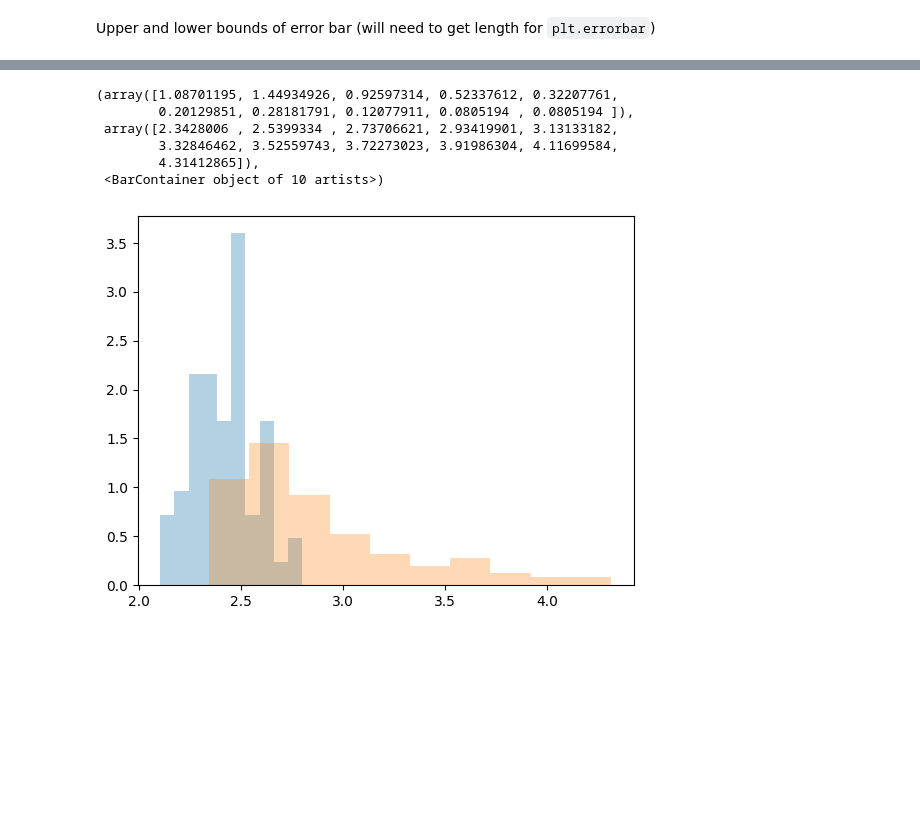
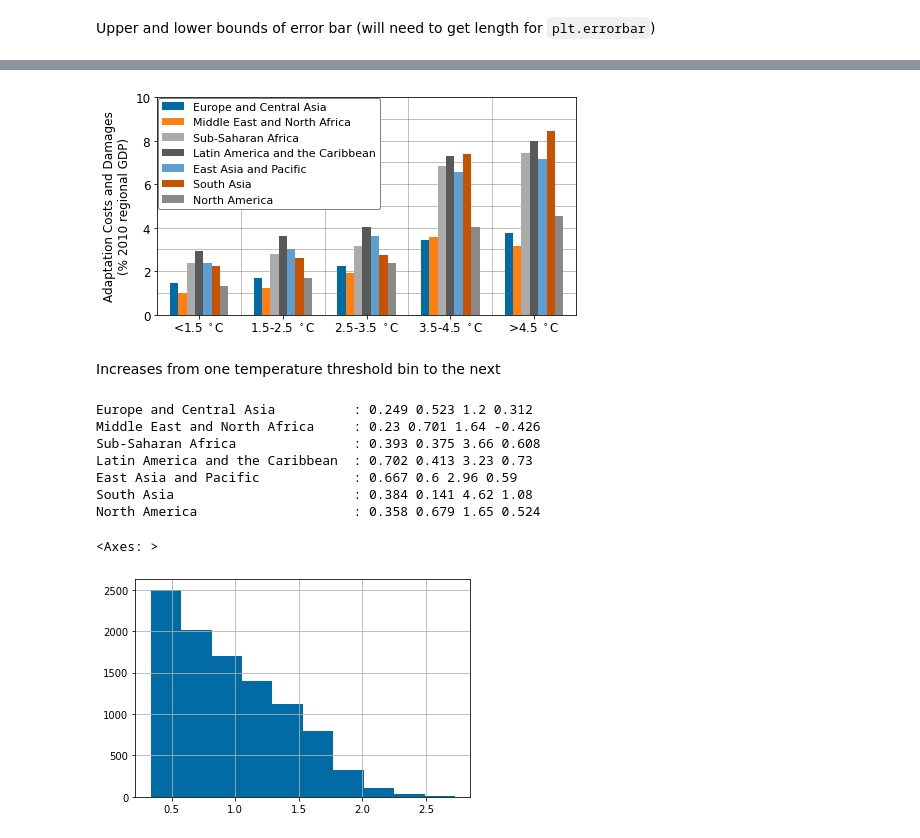
Before and after one commit to raddleverse/tempthresholds, a Jupyter notebook: analysis.ipynb, the cells around one changed output, grey strips where cells are left out. Drawn from its saved outputs; the diff is of its cells as text; code cells hidden in the pictures; blank space fills up the shorter version.

```diff
--- a/analysis.ipynb
+++ b/analysis.ipynb
@@ -343,11 +261,39 @@ Name: npv/gpd North America, dtype: float64
-# %%
-plt.hist(dfN.loc[(dfN.temp2100 <= 1.5), "npv/gpd Sub-Saharan Africa"], density=True, alpha=0.3)
-plt.hist(dfN.loc[(dfN.temp2100 > 1.5) & (dfN.temp2100 <= 2.5), "npv/gpd Sub-Saharan Africa"], density=True, alpha=0.3)
-# %% [output]
-(array([1.08701195, 1.44934926, 0.92597314, 0.52337612, 0.32207761,
-        0.20129851, 0.28181791, 0.12077911, 0.0805194 , 0.0805194 ]),
- array([2.3428006 , 2.5399334 , 2.73706621, 2.93419901, 3.13133182,
-        3.32846462, 3.52559743, 3.72273023, 3.91986304, 4.11699584,
-        4.31412865]),
- <BarContainer object of 10 artists>)
-[figure, removed]
+# %%
+x = np.array([1,3,5,7,9])
+
+dx = -0.6
+fig,ax = plt.subplots(1,1,figsize=(7.5,4))
+for w in [2,4,6,8]:
+    plt.plot([w,w],[0,10],color="gray",linewidth=0.5)
+for y in range(1,10):
+    plt.plot([0,10],[y,y],color="gray",linewidth=0.5, zorder=0)
+for r in range(len(regions)):
+    plt.bar(x+dx, npv_heights_rgn[regions[r]], width=0.2, label=regions[r], zorder=3)
+    dx += 0.2
+plt.xlim([0,10]); plt.xticks(x, labels=threshold_labels, fontsize=12)
+plt.ylim([0,10]); plt.yticks(fontsize=12)
+plt.ylabel("Adaptation Costs and Damages\n(% 2010 regional GDP)", fontsize=12)
+plt.legend(edgecolor="gray", framealpha=1, fontsize=11, borderaxespad=0.03)#plt.legend(frameon=False)
+#plt.grid(); ax.set_axisbelow(True)
+fig.savefig("./figures/npv_regional_bar.pdf", bbox_inches='tight');
+# %% [output]
+[figure, added]
+# %% [markdown]
+Increases from one temperature threshold bin to the next
+# %%
+for rgn in regions:
+    diffs = np.diff(npv_heights_rgn[rgn])
+    print(f'{rgn:33}: {diffs[0]:0.3} {diffs[1]:0.3} {diffs[2]:0.3} {diffs[3]:0.3}')
+# %% [output]
+Europe and Central Asia          : 0.249 0.523 1.2 0.312
+Middle East and North Africa     : 0.23 0.701 1.64 -0.426
+Sub-Saharan Africa               : 0.393 0.375 3.66 0.608
+Latin America and the Caribbean  : 0.702 0.413 3.23 0.73
+East Asia and Pacific            : 0.667 0.6 2.96 0.59
+South Asia                       : 0.384 0.141 4.62 1.08
+North America                    : 0.358 0.679 1.65 0.524
+# %%
+dfN["gmsl2100"].hist()
+# %% [output]
+<Axes: >
+[figure, added]
```
Also changed, not shown: parts of 17 cells of this notebook, 5 other files.
